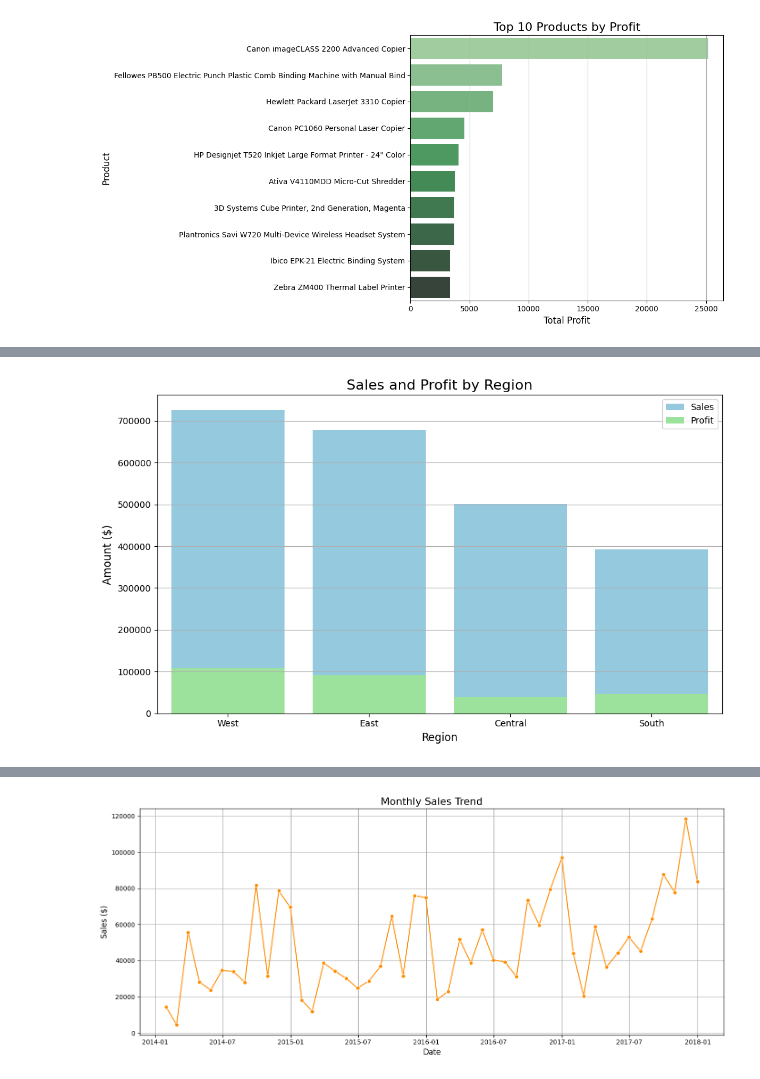
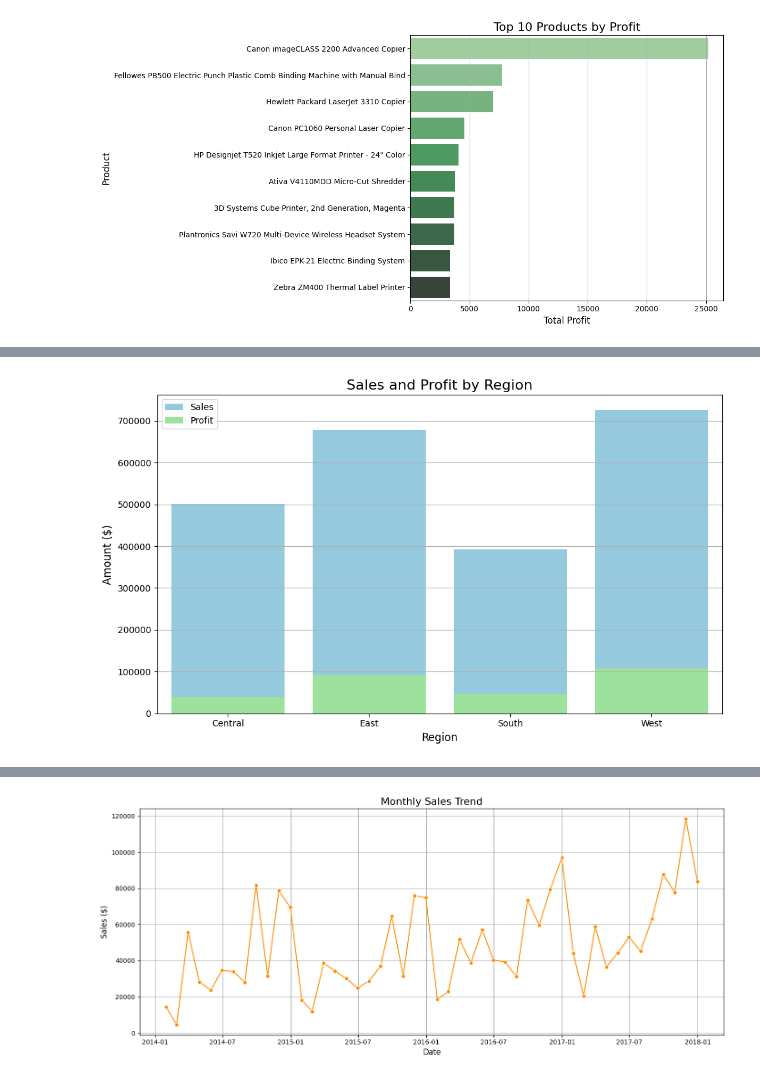
Before and after one commit to Rzombiehunter/superstore-analysis, a Jupyter notebook: Project.ipynb, the cells around one changed output, grey strips where cells are left out. Drawn from its saved outputs; the diff is of its cells as text; code cells hidden in the pictures.

```diff
--- a/Project.ipynb
+++ b/Project.ipynb
@@ -94,17 +117,19 @@ Passing `palette` without assigning `hue` is deprecated and will be removed in v
 # %%
 ######################### Which regions generate the most sales and profit?
+region_data = data.groupby('Region')[['Sales', 'Profit']].sum()
 
-
+## Reset the index of region_data to create region_data_reset
+region_data_reset = region_data.reset_index()
 
 plt.figure(figsize=(10,6))
 sns.barplot(x='Region', y='Sales', data=region_data_reset, color='skyblue', label='Sales')
 sns.barplot(x='Region', y='Profit', data=region_data_reset, color='lightgreen', label='Profit')
 plt.title('Sales and Profit by Region', fontsize=16)
 plt.xlabel('Region', fontsize=12)
 plt.ylabel('Amount ($)', fontsize=12)
 plt.legend()
 plt.grid(axis='y')
 plt.tight_layout()
 plt.show()
 # %% [output]
-[figure, old version]
+[figure, new version]
```
Also changed, not shown: parts of 3 cells of this notebook.
